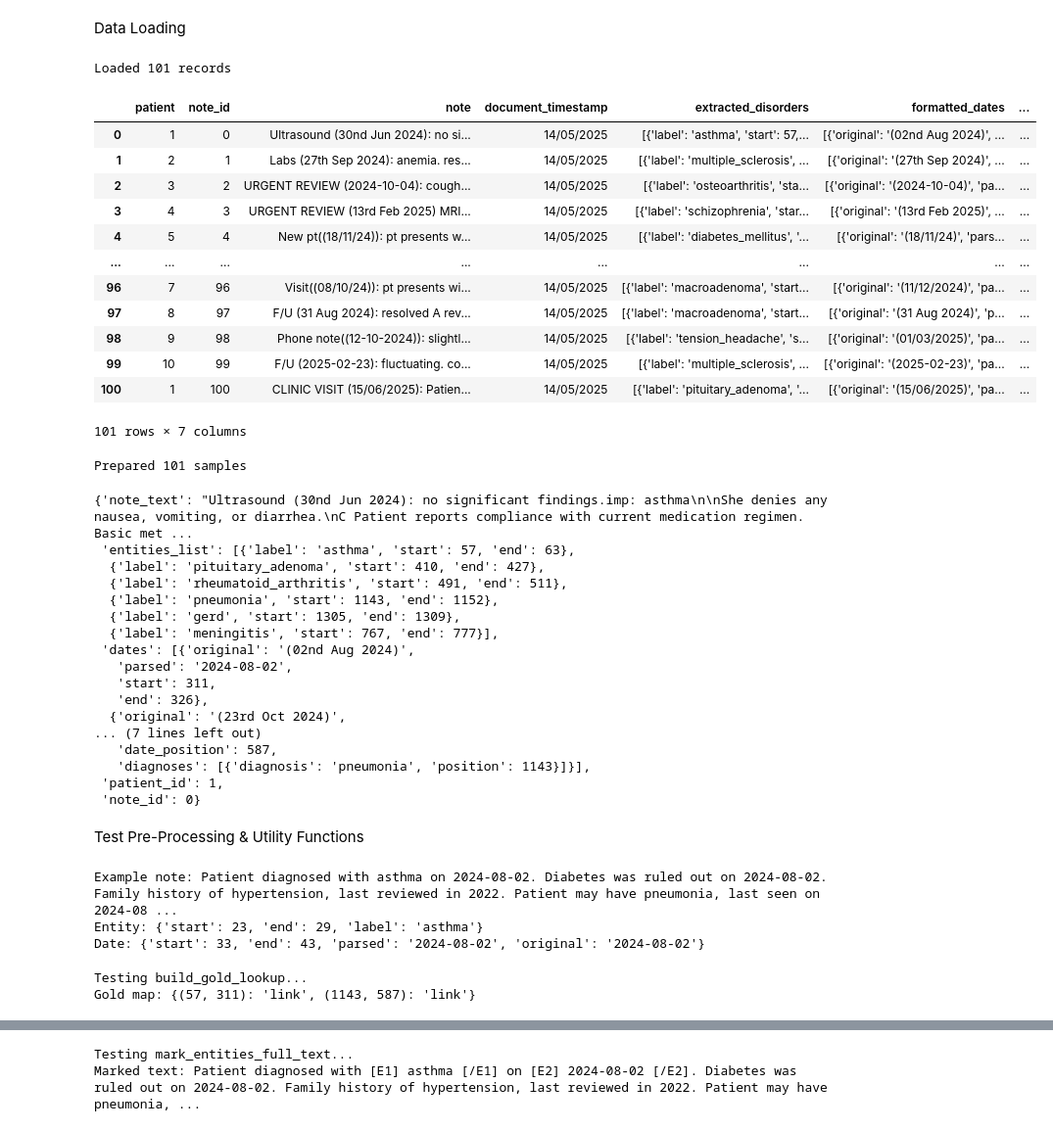
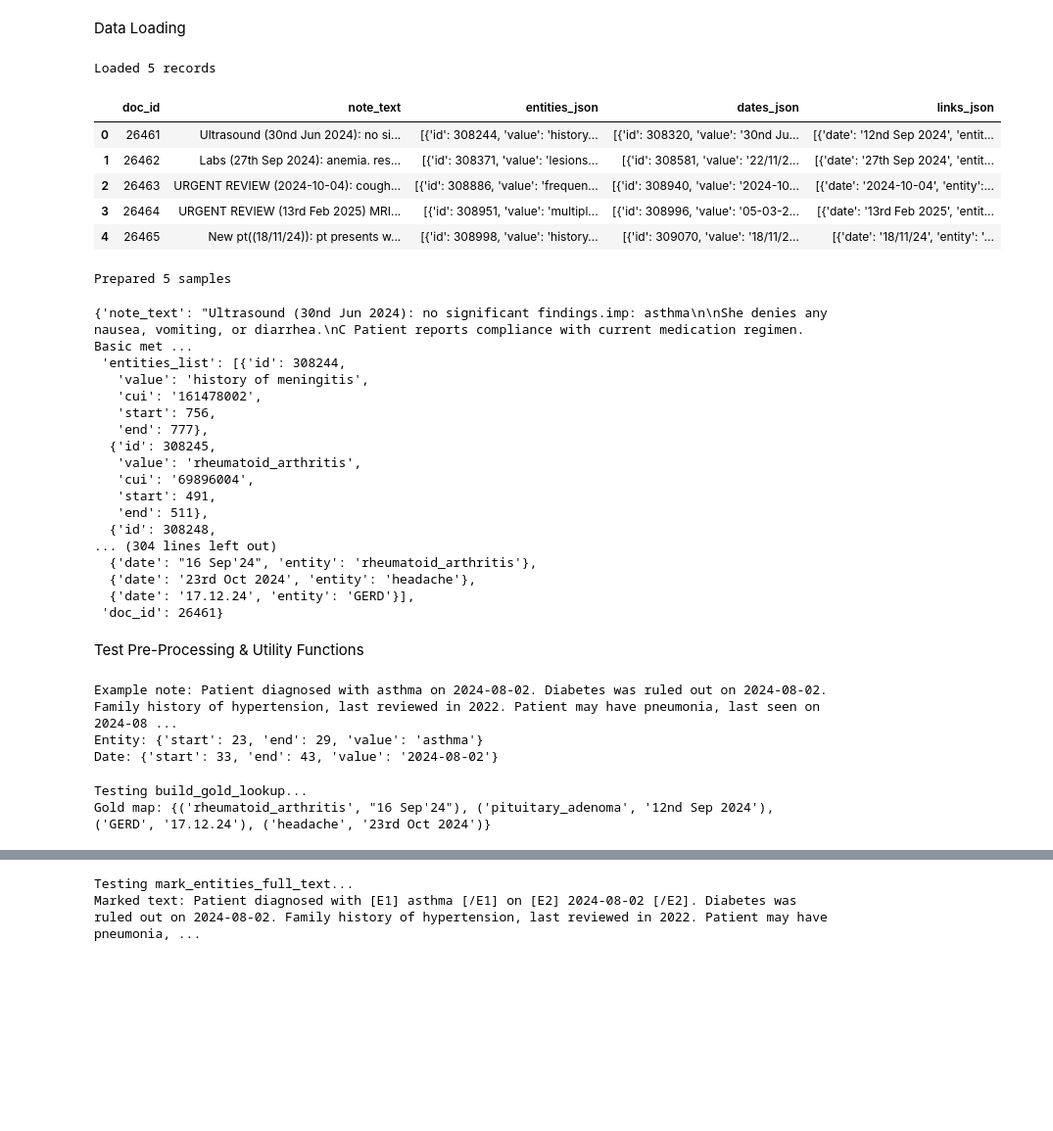
Before and after one commit to uclh-criu/patient-clinical-timeline-extraction, a Jupyter notebook: notebooks/bert_experiments.ipynb, the cells around one changed output, grey strips where cells are left out. Shown at 98% size. Cells and saved outputs as stored; diff of their text form; code cells hidden in the pictures; blank space fills up the shorter version.

Commit message:
adding medcat trainer etl and updating all code to work with new format

```diff
--- a/notebooks/bert_experiments.ipynb
+++ b/notebooks/bert_experiments.ipynb
@@ -35,48 +35,41 @@ set_seed(42)
 Data Loading
 # %%
 # Load data
-df = load_data("../data/synthetic.csv")
+df = load_data("../data/medcat_re_dataset.csv")
 print(f"Loaded {len(df)} records")
 df
 # %% [output]
-Loaded 101 records
+Loaded 5 records
-|  | patient | note_id | note | document_timestamp | extracted_disorders | formatted_dates | ... |
-| 0 | 1 | 0 | Ultrasound (30nd Jun 2024): no si... | 14/05/2025 | [{'label': 'asthma', 'start': 57,... | [{'original': '(02nd Aug 2024)', ... | ... |
-| 1 | 2 | 1 | Labs (27th Sep 2024): anemia. res... | 14/05/2025 | [{'label': 'multiple_sclerosis', ... | [{'original': '(27th Sep 2024)', ... | ... |
-| 2 | 3 | 2 | URGENT REVIEW (2024-10-04): cough... | 14/05/2025 | [{'label': 'osteoarthritis', 'sta... | [{'original': '(2024-10-04)', 'pa... | ... |
-| 3 | 4 | 3 | URGENT REVIEW (13rd Feb 2025) MRI... | 14/05/2025 | [{'label': 'schizophrenia', 'star... | [{'original': '(13rd Feb 2025)', ... | ... |
-| 4 | 5 | 4 | New pt((18/11/24)): pt presents w... | 14/05/2025 | [{'label': 'diabetes_mellitus', '... | [{'original': '(18/11/24)', 'pars... | ... |
-| ... | ... | ... | ... | ... | ... | ... | ... |
-| 96 | 7 | 96 | Visit((08/10/24)): pt presents wi... | 14/05/2025 | [{'label': 'macroadenoma', 'start... | [{'original': '(11/12/2024)', 'pa... | ... |
-| 97 | 8 | 97 | F/U (31 Aug 2024): resolved A rev... | 14/05/2025 | [{'label': 'macroadenoma', 'start... | [{'original': '(31 Aug 2024)', 'p... | ... |
-| 98 | 9 | 98 | Phone note((12-10-2024)): slightl... | 14/05/2025 | [{'label': 'tension_headache', 's... | [{'original': '(01/03/2025)', 'pa... | ... |
-| 99 | 10 | 99 | F/U (2025-02-23): fluctuating. co... | 14/05/2025 | [{'label': 'multiple_sclerosis', ... | [{'original': '(2025-02-23)', 'pa... | ... |
-| 100 | 1 | 100 | CLINIC VISIT (15/06/2025): Patien... | 14/05/2025 | [{'label': 'pituitary_adenoma', '... | [{'original': '(15/06/2025)', 'pa... | ... |
+|  | doc_id | note_text | entities_json | dates_json | links_json |
+| 0 | 26461 | Ultrasound (30nd Jun 2024): no si... | [{'id': 308244, 'value': 'history... | [{'id': 308320, 'value': '30nd Ju... | [{'date': '12nd Sep 2024', 'entit... |
+| 1 | 26462 | Labs (27th Sep 2024): anemia. res... | [{'id': 308371, 'value': 'lesions... | [{'id': 308581, 'value': '22/11/2... | [{'date': '27th Sep 2024', 'entit... |
+| 2 | 26463 | URGENT REVIEW (2024-10-04): cough... | [{'id': 308886, 'value': 'frequen... | [{'id': 308940, 'value': '2024-10... | [{'date': '2024-10-04', 'entity':... |
+| 3 | 26464 | URGENT REVIEW (13rd Feb 2025) MRI... | [{'id': 308951, 'value': 'multipl... | [{'id': 308996, 'value': '05-03-2... | [{'date': '13rd Feb 2025', 'entit... |
+| 4 | 26465 | New pt((18/11/24)): pt presents w... | [{'id': 308998, 'value': 'history... | [{'id': 309070, 'value': '18/11/2... | [{'date': '18/11/24', 'entity': '... |
-101 rows × 7 columns
 # %%
 # Prepare all samples
 samples = prepare_all_samples(df)
 print(f"Prepared {len(samples)} samples")
 samples[0]
 # %% [output]
-Prepared 101 samples
+Prepared 5 samples
 {'note_text': "Ultrasound (30nd Jun 2024): no significant findings.imp: asthma\n\nShe denies any nausea, vomiting, or diarrhea.\nC Patient reports compliance with current medication regimen. Basic met ...
- 'entities_list': [{'label': 'asthma', 'start': 57, 'end': 63},
-  {'label': 'pituitary_adenoma', 'start': 410, 'end': 427},
-  {'label': 'rheumatoid_arthritis', 'start': 491, 'end': 511},
-  {'label': 'pneumonia', 'start': 1143, 'end': 1152},
-  {'label': 'gerd', 'start': 1305, 'end': 1309},
-  {'label': 'meningitis', 'start': 767, 'end': 777}],
- 'dates': [{'original': '(02nd Aug 2024)',
-   'parsed': '2024-08-02',
-   'start': 311,
-   'end': 326},
-  {'original': '(23rd Oct 2024)',
-... (7 lines left out)
-   'date_position': 587,
-   'diagnoses': [{'diagnosis': 'pneumonia', 'position': 1143}]}],
- 'patient_id': 1,
- 'note_id': 0}
+ 'entities_list': [{'id': 308244,
+   'value': 'history of meningitis',
+   'cui': '161478002',
+   'start': 756,
+   'end': 777},
+  {'id': 308245,
+   'value': 'rheumatoid_arthritis',
+   'cui': '69896004',
+   'start': 491,
+   'end': 511},
+  {'id': 308248,
+... (304 lines left out)
+  {'date': "16 Sep'24", 'entity': 'rheumatoid_arthritis'},
+  {'date': '23rd Oct 2024', 'entity': 'headache'},
+  {'date': '17.12.24', 'entity': 'GERD'}],
+ 'doc_id': 26461}
 # %% [markdown]
 Test Pre-Processing & Utility Functions
 # %%
@@ -89,24 +82,26 @@ note_text = (
 )
 
 # Example entity and date spans
-entity = {'start': 23, 'end': 29, 'label': 'asthma'}
-date = {'start': 33, 'end': 43, 'parsed': '2024-08-02', 'original': '2024-08-02'}
+#entity = {'start': 23, 'end': 29, 'label': 'asthma'}
+#date = {'start': 33, 'end': 43, 'parsed': '2024-08-02', 'original': '2024-08-02'}
+entity = {'start': 23, 'end': 29, 'value': 'asthma'}
+date   = {'start': 33, 'end': 43, 'value': '2024-08-02'}
 
 print("Example note:", note_text)
 print("Entity:", entity)
 print("Date:", date)
 # %% [output]
 Example note: Patient diagnosed with asthma on 2024-08-02. Diabetes was ruled out on 2024-08-02. Family history of hypertension, last reviewed in 2022. Patient may have pneumonia, last seen on 2024-08 ...
-Entity: {'start': 23, 'end': 29, 'label': 'asthma'}
-Date: {'start': 33, 'end': 43, 'parsed': '2024-08-02', 'original': '2024-08-02'}
+Entity: {'start': 23, 'end': 29, 'value': 'asthma'}
+Date: {'start': 33, 'end': 43, 'value': '2024-08-02'}
 # %%
 # Test each function explicitly
 print("Testing build_gold_lookup...")
-gold_map = build_gold_lookup(samples[0]['relationship_gold'])
+gold_map = build_gold_lookup(samples[0]['links_json'])
 print(f"Gold map: {gold_map}")
 # %% [output]
 Testing build_gold_lookup...
-Gold map: {(57, 311): 'link', (1143, 587): 'link'}
+Gold map: {('rheumatoid_arthritis', "16 Sep'24"), ('pituitary_adenoma', '12nd Sep 2024'), ('GERD', '17.12.24'), ('headache', '23rd Oct 2024')}
 # %%
 print("Testing get_label_for_pair...")
 label = get_label_for_pair(57, 311, gold_map)  # Example positions
```
Also changed, not shown: parts of 11 cells of this notebook, 9 other files.
